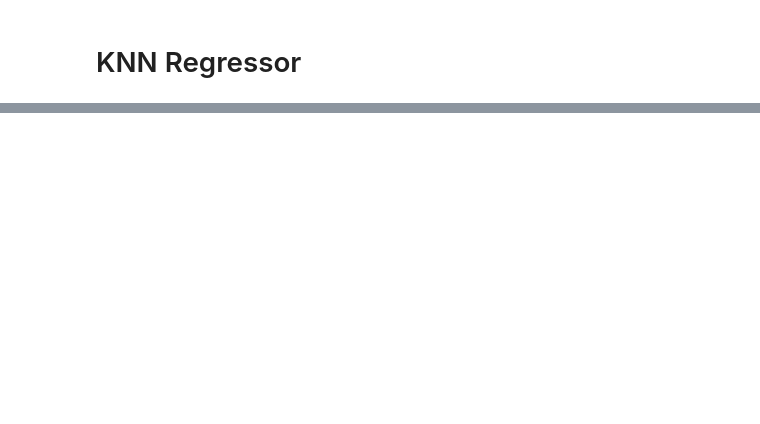
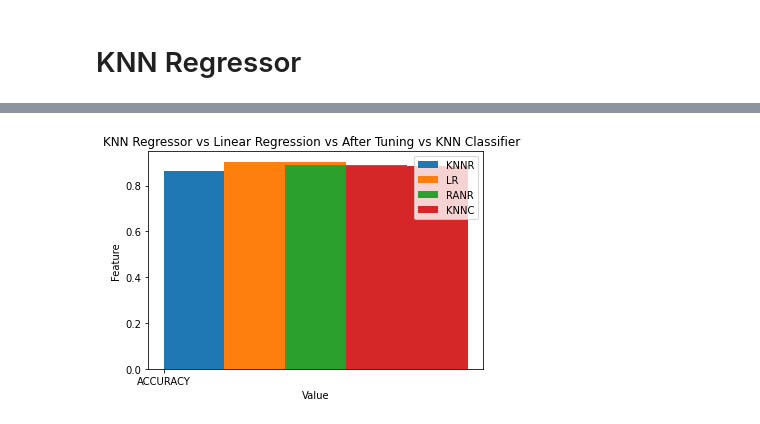
Before and after one commit to tarikulrayhan/tarikulrayhan, a Jupyter notebook: KNN for Regression and Classification.ipynb, the cells around one changed output, grey strips where cells are left out. Cells and saved outputs as stored; diff of their text form; code cells hidden in the pictures; blank space fills up the shorter version.

```diff
--- a/KNN for Regression and Classification.ipynb
+++ b/KNN for Regression and Classification.ipynb
@@ -340,0 +538,23 @@ weighted avg       0.92      0.92      0.92      2567
+# %%
+import numpy as np
+import matplotlib.pyplot as plt
+
+X = ["ACCURACY"]
+KNNR_D = [KND_Score]
+RAN = [After_Tuning_Score]
+LR=[LR_Score]
+KNNC=[kNNC_Score]
+X_axis = np.arange(len(X))
+
+plt.bar(X_axis + 0.1, KNNR_D, 0.2, label = 'KNNR')
+plt.bar(X_axis + 0.2, LR, 0.2, label = 'LR')
+plt.bar(X_axis + 0.3, RAN, 0.2, label = 'RANR')
+plt.bar(X_axis + 0.4, KNNC, 0.2, label = 'KNNC')
+plt.xticks(X_axis, X)
+plt.xlabel("Feature")
+plt.ylabel("Value")
+plt.title("KNN Regressor vs Linear Regression vs After Tuning vs KNN Classifier  ")
+plt.legend()
+plt.show()
+# %% [output]
+[figure, added]
```
Also changed, not shown: parts of 100 cells of this notebook.
